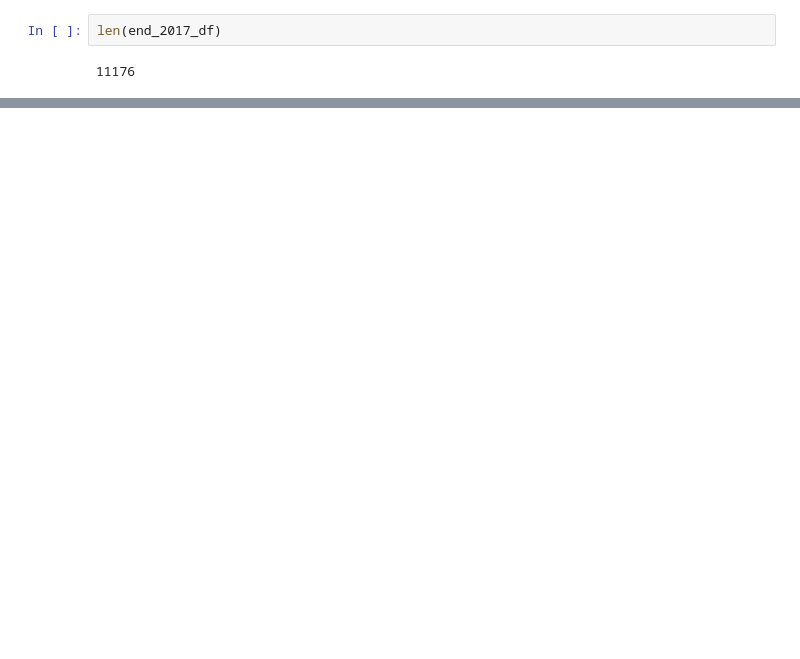
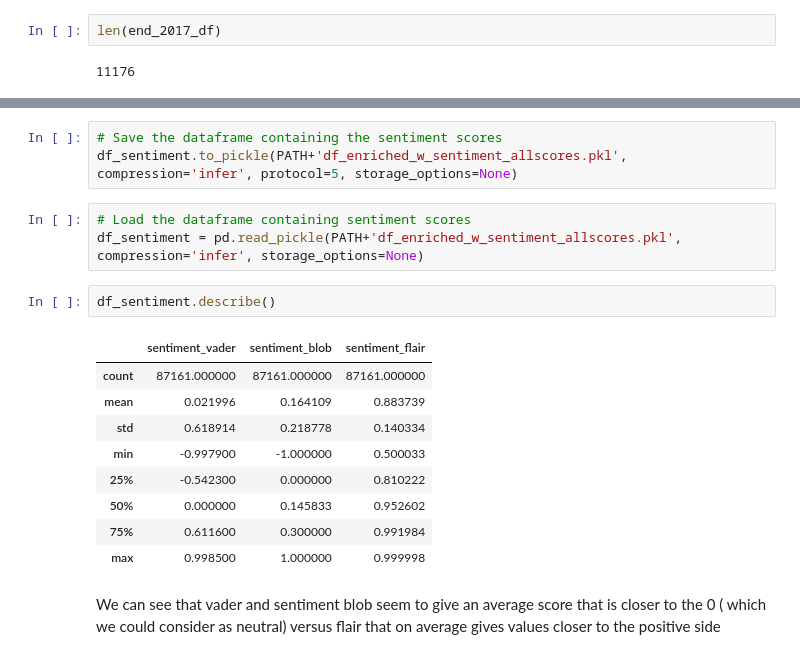
Before and after one commit to epfl-ada/ada-2021-project-concatsanddogs, a Jupyter notebook: When_do_people_talk_about_womens_rights.ipynb, the cells around one changed output, grey strips where cells are left out. Drawn from its saved outputs; the diff is of its cells as text; blank space fills up the shorter version.

```diff
--- a/When_do_people_talk_about_womens_rights.ipynb
+++ b/When_do_people_talk_about_womens_rights.ipynb
@@ -647,0 +789,20 @@ len(end_2017_df)
+# %%
+# Save the dataframe containing the sentiment scores
+df_sentiment.to_pickle(PATH+'df_enriched_w_sentiment_allscores.pkl', compression='infer', protocol=5, storage_options=None)
+# %%
+# Load the dataframe containing sentiment scores
+df_sentiment = pd.read_pickle(PATH+'df_enriched_w_sentiment_allscores.pkl', compression='infer', storage_options=None)
+# %%
+df_sentiment.describe()
+# %% [output]
+|  | sentiment_vader | sentiment_blob | sentiment_flair |
+| count | 87161.000000 | 87161.000000 | 87161.000000 |
+| mean | 0.021996 | 0.164109 | 0.883739 |
+| std | 0.618914 | 0.218778 | 0.140334 |
+| min | -0.997900 | -1.000000 | 0.500033 |
+| 25% | -0.542300 | 0.000000 | 0.810222 |
+| 50% | 0.000000 | 0.145833 | 0.952602 |
+| 75% | 0.611600 | 0.300000 | 0.991984 |
+| max | 0.998500 | 1.000000 | 0.999998 |
+# %% [markdown]
+We can see that vader and sentiment blob seem to give an average score that is closer to the 0 ( which we could consider as neutral) versus flair that on average gives values closer to the positive side
```
Also changed, not shown: parts of 37 cells of this notebook, 4 other files.
